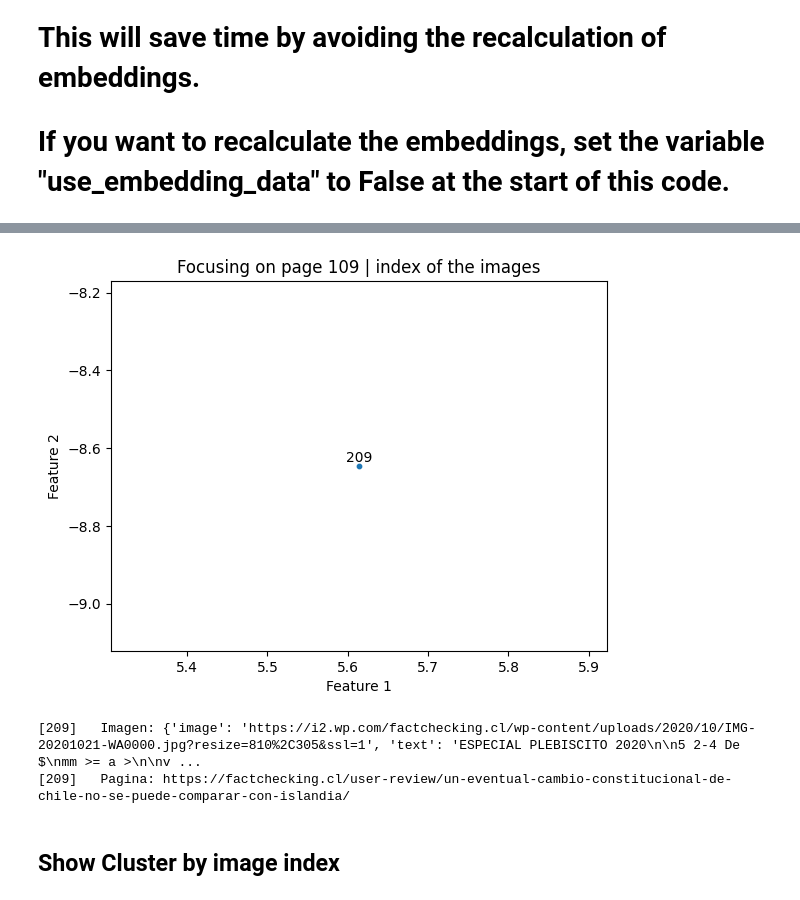
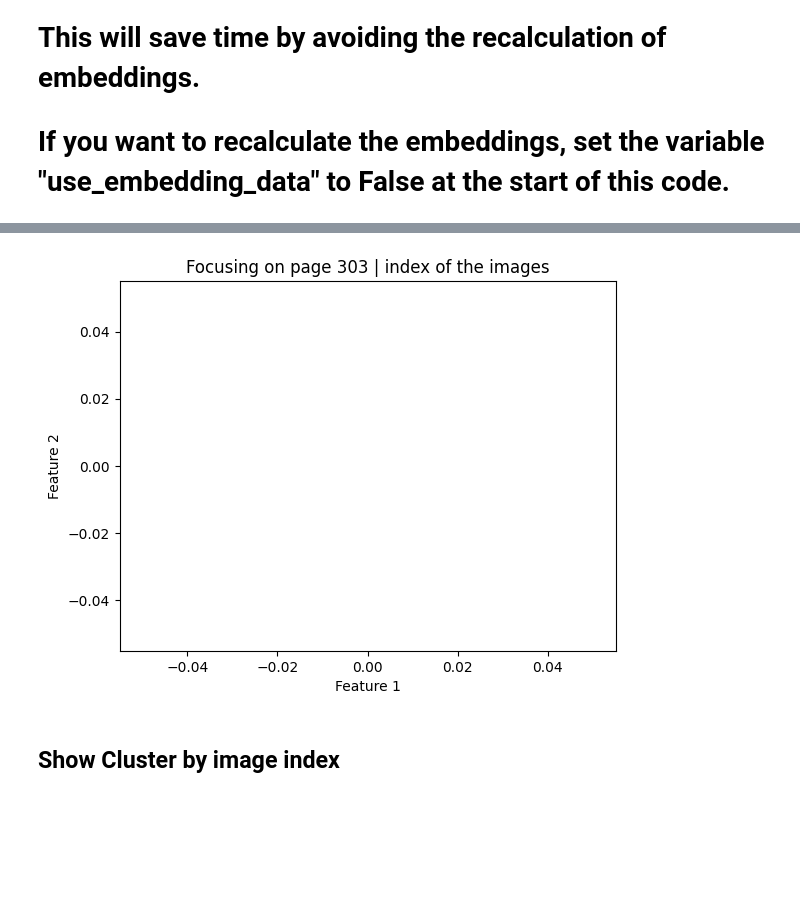
Before and after one commit to MolodyGs/Multimodal-News-Data-Collection, a Jupyter notebook: src/models/hybrid_model/hybrid_model.ipynb, the cells around one changed output, grey strips where cells are left out. Cells and saved outputs as stored; diff of their text form; code cells hidden in the pictures; blank space fills up the shorter version.

```diff
--- a/src/models/hybrid_model/hybrid_model.ipynb
+++ b/src/models/hybrid_model/hybrid_model.ipynb
@@ -80,6 +90,6 @@ if not use_embeddings_data:
 # %%
 if not use_embeddings_data:
     json_data = {}
-    with open("./json_data_fact_checking.json", 'r', encoding='utf-8') as file:
+    with open("../../data/json_data_fact_checking_fixed.json", 'r', encoding='utf-8') as file:
         json_data = json.load(file)
-    json_data_fact_checking = check_images(json_data["pages"])
+    json_data_fact_checking_fixed = check_images(json_data["pages"])
@@ -106,0 +98,6 @@ if not use_embeddings_data:
+# %%
+if not use_embeddings_data:
+    json_data = {}
+    with open("../../data/json_data_biobiochile_fixed.json", 'r', encoding='utf-8') as file:
+        json_data = json.load(file)
+    json_data_biobiochile_fixed = check_images(json_data["pages"])
@@ -227,28 +321,0 @@ Silhouette Score: 0.6745898127555847
-# %%
-hdbscan_cluster_to_print = 12
-facts_selected = []
-facts_labels = []
-text_cluster = []
-
-for index, fact in enumerate(embeddings_2d):
-    if cluster_labels[index] == hdbscan_cluster_to_print:
-        facts_selected.append(embeddings_2d[index].tolist())
-        facts_labels.append(index)
-        text_cluster.append(cluster_relationships[index])
-
-
-plt.scatter([fact[0] for fact in facts_selected], [fact[1] for fact in facts_selected], c=text_cluster, cmap='viridis', s=10)
-for x, y, label in zip([fact[0] for fact in facts_selected], [fact[1] for fact in facts_selected], facts_labels):
-    plt.annotate(label, (x, y), textcoords="offset points", xytext=(0, 3), ha='center')
-plt.title(f'Focusing on Cluster {hdbscan_cluster_to_print}')
-plt.xlabel('Feature 1')
-plt.ylabel('Feature 2')
-plt.colorbar(label='Cluster Label')
-plt.show()
-
-json_data_combined = json_data_fast_check_1_fixed["pages"] + json_data_fast_check_2_fixed["pages"]
-for index in facts_labels:
-    print(f"[{index}]   Imagen: {image_relationships[index]['image']['image']}")
-    print(f"[{index}]   Pagina: {image_relationships[index]['page']['link']}")
-    print(f"[{index}]   indice de página: {cluster_relationships[index]}")
-    print("")
@@ -283,7 +395,5 @@ plt.show()
 # %%
-page_to_print = 109
-
-json_data_combined = json_data_fast_check_1_fixed["pages"] + json_data_fast_check_2_fixed["pages"]
+page_to_print = 303
 
 facts_selected = []
 facts_labels = []
@@ -291,37 +401,36 @@ facts_labels = []
 for index, fact in enumerate(embeddings_2d):
     if cluster_relationships[index] == page_to_print:
         facts_selected.append(embeddings_2d[index].tolist())
         facts_labels.append(index)
 
 labels = []
 labels_index = []
 labels_relation = []
 
 for index, image in enumerate(image_relationships):
     if index in facts_labels:
         labels_relation.append(image["page"]["veracity"])
         if image["page"]["veracity"] not in labels:
             labels.append(image["page"]["veracity"])
         labels_index.append(labels.index(image["page"]["veracity"]))
 
 plt.scatter([fact[0] for fact in facts_selected], [fact[1] for fact in facts_selected], s=10)
 
 for x, y, etiqueta in zip([fact[0] for fact in facts_selected], [fact[1] for fact in facts_selected], facts_labels):
     plt.annotate(etiqueta, (x, y), textcoords="offset points", xytext=(0, 3), ha='center')
 
 plt.title(f'Focusing on page {page_to_print} | index of the images')
 plt.xlabel('Feature 1')
 plt.ylabel('Feature 2')
 plt.show()
 
 for index in facts_labels:
-    print(f"[{index}]   Imagen: {image_relationships[index]['image']}")
+    print(f"[{index}]   Imagen: {image_relationships[index]['image']['image']}")
     print(f"[{index}]   Pagina: {image_relationships[index]['page']['link']}")
+    print(f"[{index}]   indice de página: {cluster_relationships[index]}")
     print("")
 # %% [output]
-[figure, old version]
+[figure, new version]
-[209]   Imagen: {'image': 'https://i2.wp.com/factchecking.cl/wp-content/uploads/2020/10/IMG-20201021-WA0000.jpg?resize=810%2C305&ssl=1', 'text': 'ESPECIAL PLEBISCITO 2020\n\n5 2-4 De $\nmm >= a >\n\nv ...
-[209]   Pagina: https://factchecking.cl/user-review/un-eventual-cambio-constitucional-de-chile-no-se-puede-comparar-con-islandia/
 # %% [markdown]
 ## Show Cluster by image index
 # %%
```
Also changed, not shown: parts of 23 cells of this notebook.
